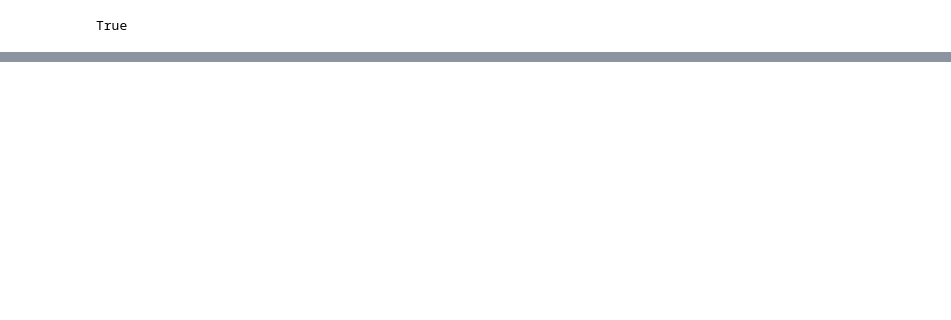
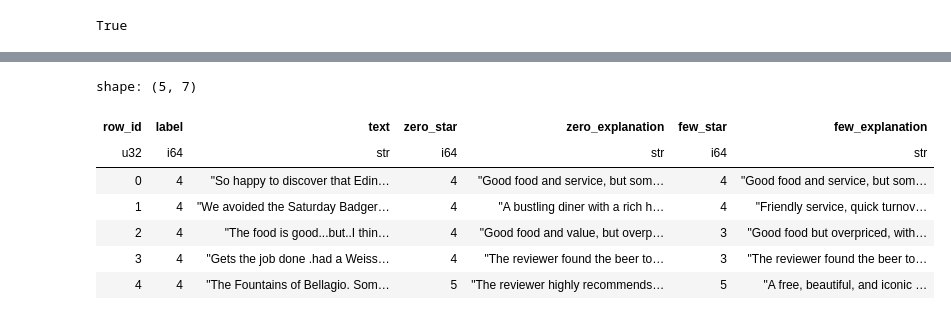
Before and after one commit to avigoen/yelp-review-agentic-analysis, a Jupyter notebook: notebooks/zero-vs-few-shot.ipynb, the cells around one changed output, grey strips where cells are left out. Cells and saved outputs as stored; diff of their text form; code cells hidden in the pictures; blank space fills up the shorter version.

Commit message:
zero_vs_few-shot code

```diff
--- a/notebooks/zero-vs-few-shot.ipynb
+++ b/notebooks/zero-vs-few-shot.ipynb
@@ -161,0 +26,12 @@ json.loads(output)
+# %%
+train_df = pl.read_parquet('../data/train_yelp_review.parquet')
+test_df = pl.read_parquet('../data/test_yelp_review.parquet')
+# %%
+working_df = test_df.group_by('label').agg(pl.all().sample(n=1000, with_replacement=False))
+df_obj = {"label": [], "text": []}
+few_shot_examples = ""
+for row in working_df.iter_rows():
+    for text in row[1]:
+        df_obj["label"].append(row[0] + 1)
+        df_obj["text"].append(text)
+df = pl.DataFrame(df_obj)
@@ -161,0 +96,3 @@ json.loads(output)
+# %%
+if KEY_COL not in df.columns:
+    df = df.with_row_index(name=KEY_COL)
@@ -161,0 +274,3 @@ json.loads(output)
+# %%
+llm_df = pl.read_parquet(CHECKPOINT_PATH)
+llm_df.head()
@@ -161,0 +286,12 @@ json.loads(output)
+# %%
+all_df = df.join(llm_df, on="row_id", how="left")
+all_df.head()
+# %% [output]
+shape: (5, 7)
+| row_id | label | text | zero_star | zero_explanation | few_star | few_explanation |
+| u32 | i64 | str | i64 | str | i64 | str |
+| 0 | 4 | "So happy to discover that Edin… | 4 | "Good food and service, but som… | 4 | "Good food and service, but som… |
+| 1 | 4 | "We avoided the Saturday Badger… | 4 | "A bustling diner with a rich h… | 4 | "Friendly service, quick turnov… |
+| 2 | 4 | "The food is good...but..I thin… | 4 | "Good food and value, but overp… | 3 | "Good food but overpriced, with… |
+| 3 | 4 | "Gets the job done .had a Weiss… | 4 | "The reviewer found the beer to… | 3 | "The reviewer found the beer to… |
+| 4 | 4 | "The Fountains of Bellagio. Som… | 5 | "The reviewer highly recommends… | 5 | "A free, beautiful, and iconic … |
```
Also changed, not shown: parts of 46 cells of this notebook.
